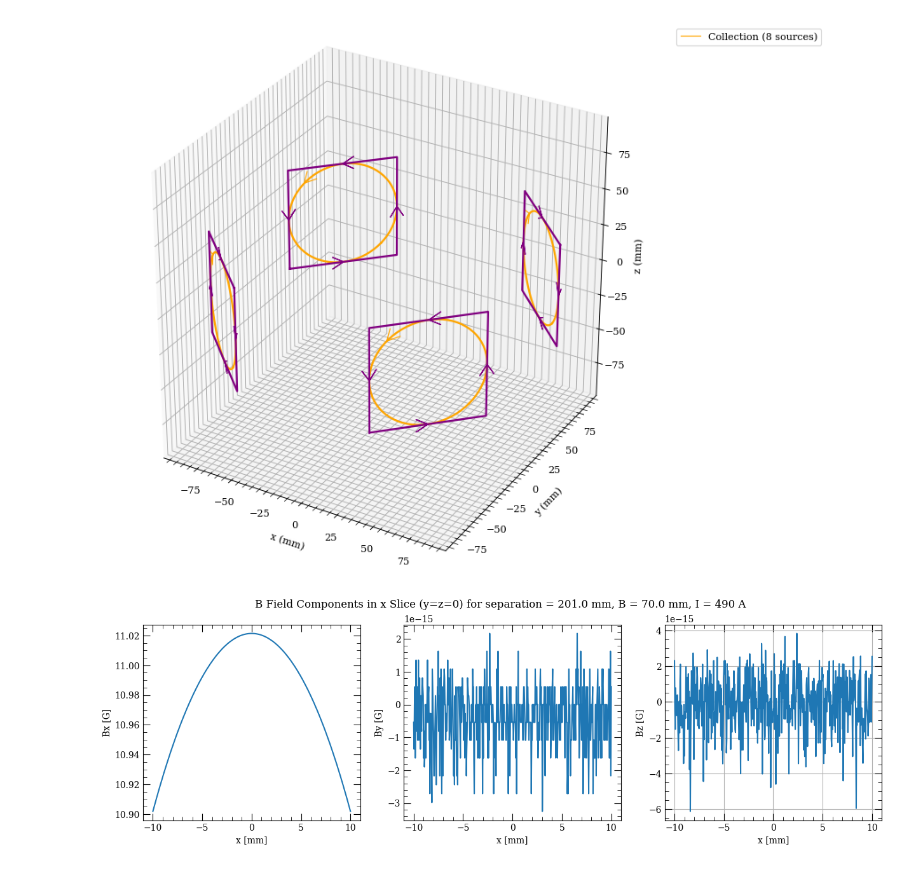
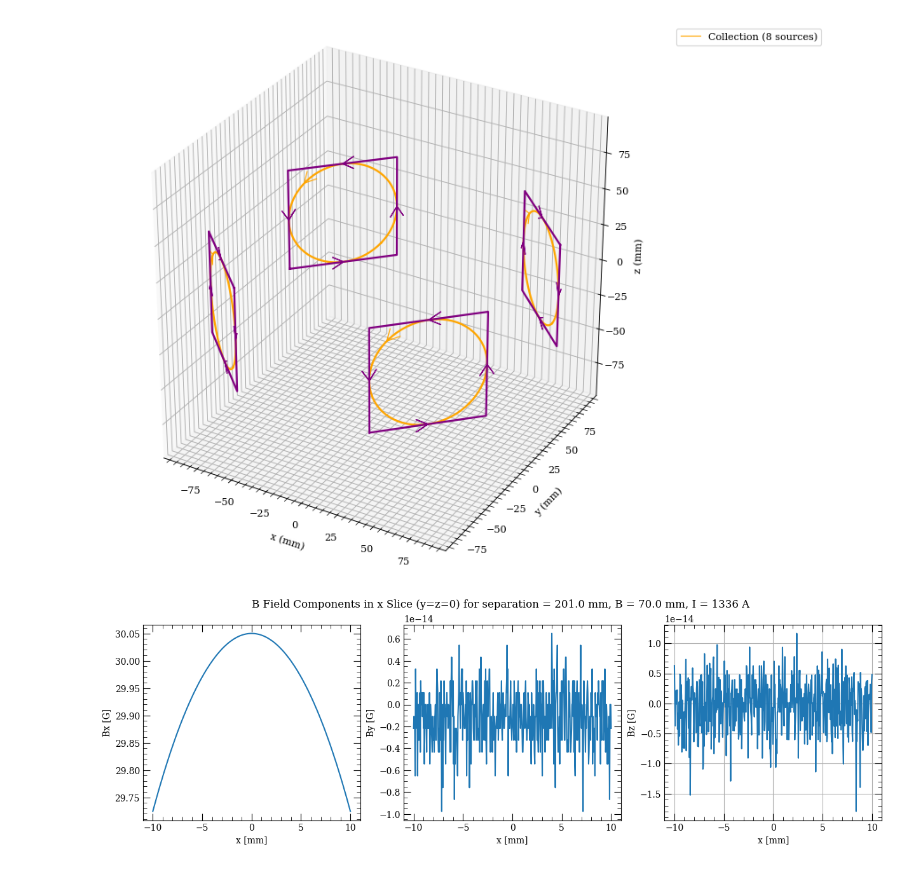
Before and after one commit to Rb-Cs/RbCs-simulations, a Jupyter notebook: magnetic coils/Shim_coil_calc.ipynb, the cells around one changed output. Cells and saved outputs as stored; diff of their text form; code cells hidden in the pictures.

```diff
--- a/magnetic coils/Shim_coil_calc.ipynb
+++ b/magnetic coils/Shim_coil_calc.ipynb
@@ -688,38 +688,38 @@ scan_positions = np.stack([X, Y, Z], axis=-1)
 
 coil_diameter = 70e-3
 distance_bw_coils = 201e-3
-current = 490
+current = 1336
 square_shims = make_square_shims(coil_inner_diameter=coil_diameter, distance_between_coils = distance_bw_coils, I=current, Nturns=1)
 
 B_shim2_scan = magpy.getB(square_shims, scan_positions)
 B_shim2 = B_shim2_scan*10000
 
 # Extract components (shape: (Nx,1,1,3) -> flatten to (Nx,))
 Bx2 = B_shim2[..., 0].squeeze()
 By2 = B_shim2[..., 1].squeeze()
 Bz2 = B_shim2[..., 2].squeeze()
 
 # Convert x-axis to mm for plotting
 x_mm = xtemp_pos * 1e3
 
 # Plot
 fig, axes = plt.subplots(1, 3, figsize=(15,4))
 
 axes[0].plot(x_mm, Bx2, label="Bx")
 axes[0].set_xlabel("x [mm]")
 axes[0].set_ylabel("Bx [G]")
 
 axes[1].plot(x_mm, By2, label="By")
 axes[1].set_xlabel("x [mm]")
 axes[1].set_ylabel("By [G]")
 
 axes[2].plot(x_mm, Bz2, label="Bz")
 axes[2].set_xlabel("x [mm]")
 axes[2].set_ylabel("Bz [G]")
 
 fig.suptitle(f"B Field Components in x Slice (y=z=0) for separation = {distance_bw_coils*1e3} mm, B = {coil_diameter*1e3} mm, I = {current} A")
 plt.grid(True)
 
 plt.show()
 # %% [output]
-[figure, old version]
+[figure, new version]
```
Also changed, not shown: 1 other file.
